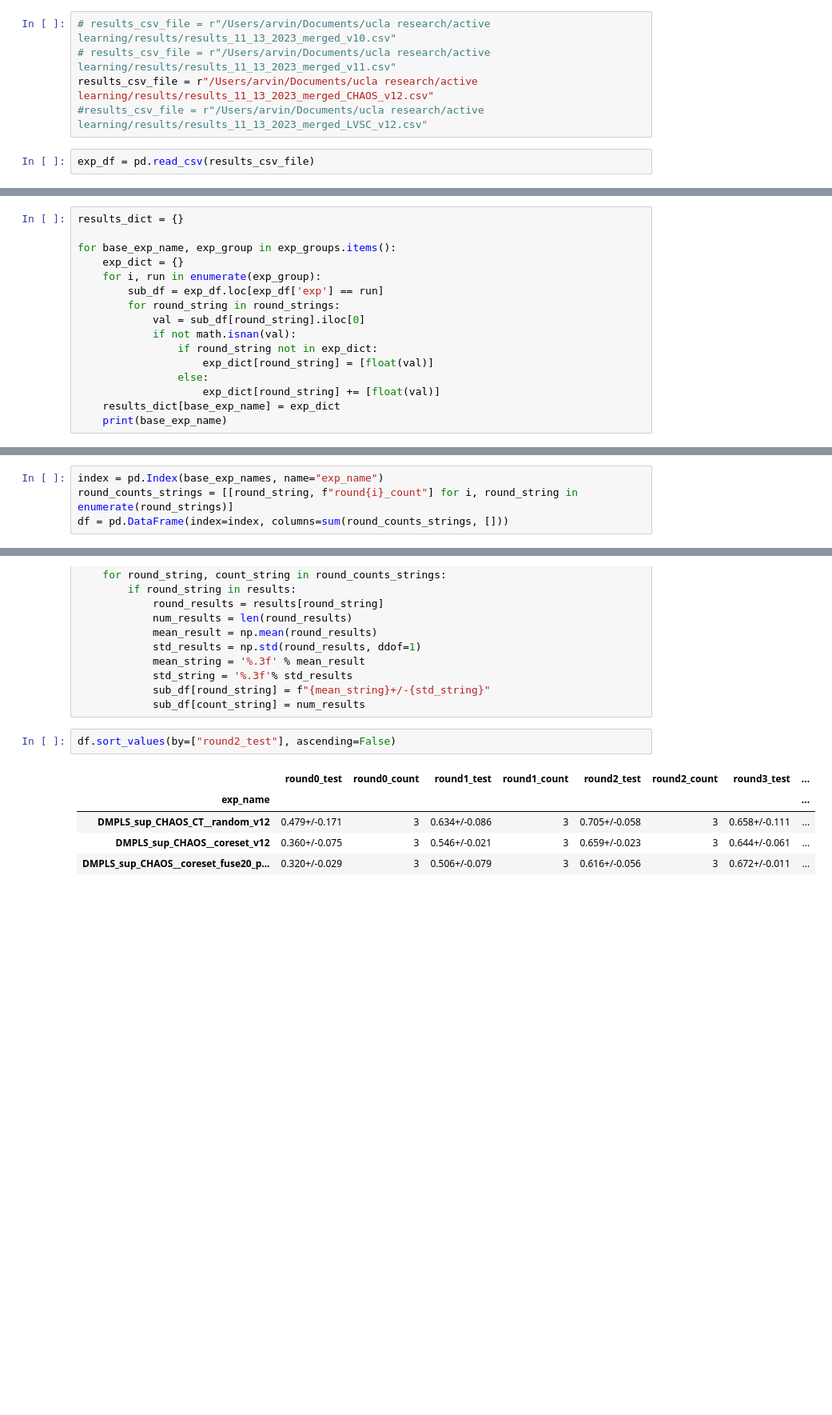
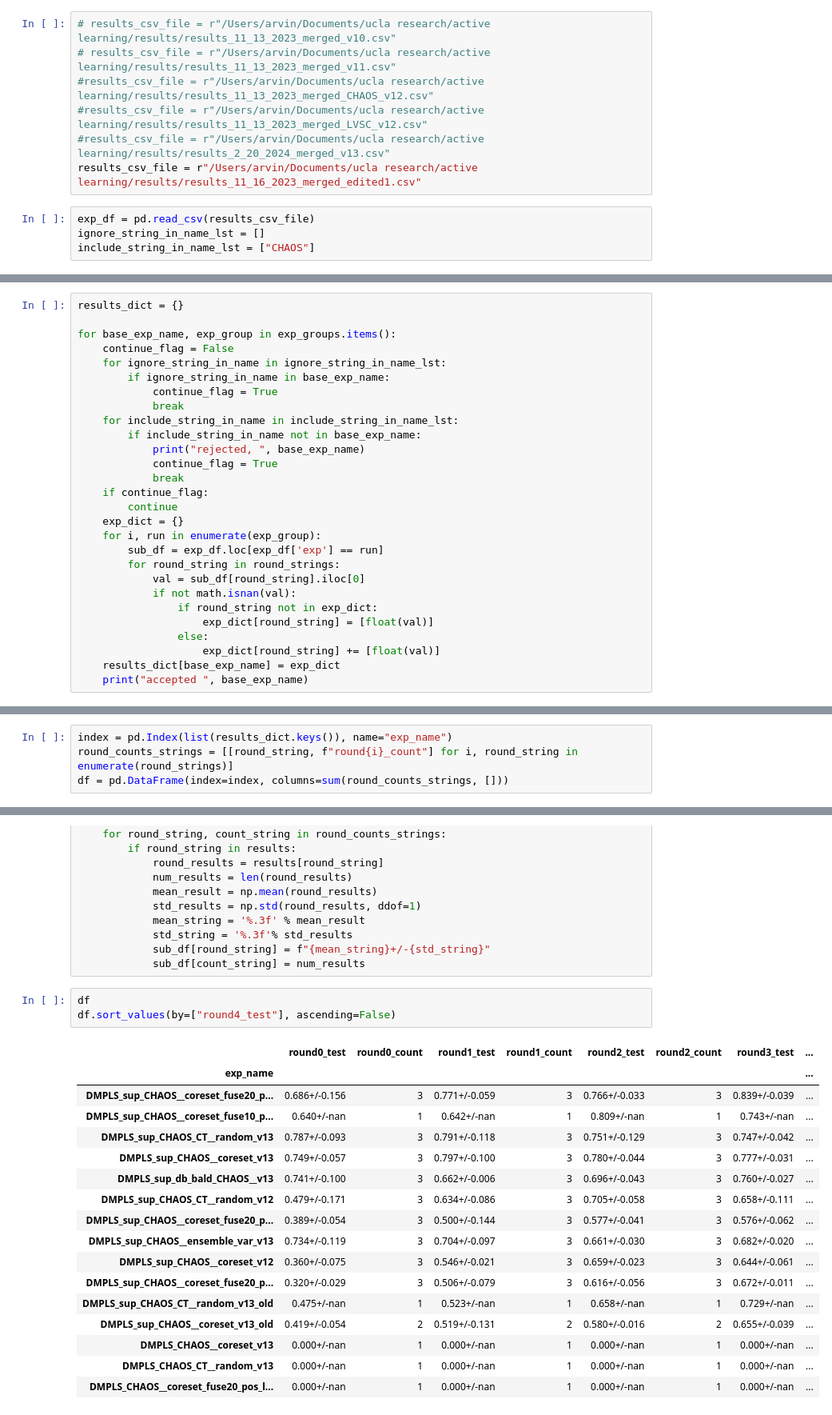
Before and after one commit to arvindmvepa/al-seg, a Jupyter notebook: Analyze Metrics - General Experiments.ipynb, the cells around one changed output, grey strips where cells are left out. Shown: that part at 80% size. Cells and saved outputs as stored; diff of their text form; blank space fills up the shorter version.

```diff
--- a/Analyze Metrics - General Experiments.ipynb
+++ b/Analyze Metrics - General Experiments.ipynb
@@ -8,10 +10,14 @@ import math
 # %%
 # results_csv_file = r"/Users/arvin/Documents/ucla research/active learning/results/results_11_13_2023_merged_v10.csv"
 # results_csv_file = r"/Users/arvin/Documents/ucla research/active learning/results/results_11_13_2023_merged_v11.csv"
-results_csv_file = r"/Users/arvin/Documents/ucla research/active learning/results/results_11_13_2023_merged_CHAOS_v12.csv"
+#results_csv_file = r"/Users/arvin/Documents/ucla research/active learning/results/results_11_13_2023_merged_CHAOS_v12.csv"
 #results_csv_file = r"/Users/arvin/Documents/ucla research/active learning/results/results_11_13_2023_merged_LVSC_v12.csv"
+#results_csv_file = r"/Users/arvin/Documents/ucla research/active learning/results/results_2_20_2024_merged_v13.csv"
+results_csv_file = r"/Users/arvin/Documents/ucla research/active learning/results/results_11_16_2023_merged_edited1.csv"
 # %%
 exp_df = pd.read_csv(results_csv_file)
+ignore_string_in_name_lst = []
+include_string_in_name_lst = ["CHAOS"]
 # %%
 included_exp_names = exp_df['exp'].tolist()
 # %%
@@ -39,6 +45,18 @@ base_exp_names = list(exp_groups.keys())
 results_dict = {}
 
 for base_exp_name, exp_group in exp_groups.items():
+    continue_flag = False
+    for ignore_string_in_name in ignore_string_in_name_lst:
+        if ignore_string_in_name in base_exp_name:
+            continue_flag = True
+            break
+    for include_string_in_name in include_string_in_name_lst:
+        if include_string_in_name not in base_exp_name:
+            print("rejected, ", base_exp_name)
+            continue_flag = True
+            break
+    if continue_flag:
+        continue
     exp_dict = {}
     for i, run in enumerate(exp_group):
         sub_df = exp_df.loc[exp_df['exp'] == run]
@@ -50,5 +68,5 @@ for base_exp_name, exp_group in exp_groups.items():
                 else:
                     exp_dict[round_string] += [float(val)]
     results_dict[base_exp_name] = exp_dict
-    print(base_exp_name)
+    print("accepted ", base_exp_name)
 # %% [output]
@@ -58,5 +90,5 @@ DMPLS_sup_CHAOS__coreset_v12
 # %%
-index = pd.Index(base_exp_names, name="exp_name")
+index = pd.Index(list(results_dict.keys()), name="exp_name")
 round_counts_strings = [[round_string, f"round{i}_count"] for i, round_string in enumerate(round_strings)]
 df = pd.DataFrame(index=index, columns=sum(round_counts_strings, []))
 # %%
@@ -74,10 +106,23 @@ for base_exp_name, results in results_dict.items():
             sub_df[round_string] = f"{mean_string}+/-{std_string}"
             sub_df[count_string] = num_results
 # %%
-df.sort_values(by=["round2_test"], ascending=False)
+df
+df.sort_values(by=["round4_test"], ascending=False)
 # %% [output]
 |  | round0_test | round0_count | round1_test | round1_count | round2_test | round2_count | round3_test | ... |
 | exp_name |  |  |  |  |  |  |  | ... |
+| DMPLS_sup_CHAOS__coreset_fuse20_p... | 0.686+/-0.156 | 3 | 0.771+/-0.059 | 3 | 0.766+/-0.033 | 3 | 0.839+/-0.039 | ... |
+| DMPLS_sup_CHAOS__coreset_fuse10_p... | 0.640+/-nan | 1 | 0.642+/-nan | 1 | 0.809+/-nan | 1 | 0.743+/-nan | ... |
+| DMPLS_sup_CHAOS_CT__random_v13 | 0.787+/-0.093 | 3 | 0.791+/-0.118 | 3 | 0.751+/-0.129 | 3 | 0.747+/-0.042 | ... |
+| DMPLS_sup_CHAOS__coreset_v13 | 0.749+/-0.057 | 3 | 0.797+/-0.100 | 3 | 0.780+/-0.044 | 3 | 0.777+/-0.031 | ... |
+| DMPLS_sup_db_bald_CHAOS__v13 | 0.741+/-0.100 | 3 | 0.662+/-0.006 | 3 | 0.696+/-0.043 | 3 | 0.760+/-0.027 | ... |
 | DMPLS_sup_CHAOS_CT__random_v12 | 0.479+/-0.171 | 3 | 0.634+/-0.086 | 3 | 0.705+/-0.058 | 3 | 0.658+/-0.111 | ... |
+| DMPLS_sup_CHAOS__coreset_fuse20_p... | 0.389+/-0.054 | 3 | 0.500+/-0.144 | 3 | 0.577+/-0.041 | 3 | 0.576+/-0.062 | ... |
+| DMPLS_sup_CHAOS__ensemble_var_v13 | 0.734+/-0.119 | 3 | 0.704+/-0.097 | 3 | 0.661+/-0.030 | 3 | 0.682+/-0.020 | ... |
 | DMPLS_sup_CHAOS__coreset_v12 | 0.360+/-0.075 | 3 | 0.546+/-0.021 | 3 | 0.659+/-0.023 | 3 | 0.644+/-0.061 | ... |
 | DMPLS_sup_CHAOS__coreset_fuse20_p... | 0.320+/-0.029 | 3 | 0.506+/-0.079 | 3 | 0.616+/-0.056 | 3 | 0.672+/-0.011 | ... |
+| DMPLS_sup_CHAOS_CT__random_v13_old | 0.475+/-nan | 1 | 0.523+/-nan | 1 | 0.658+/-nan | 1 | 0.729+/-nan | ... |
+| DMPLS_sup_CHAOS__coreset_v13_old | 0.419+/-0.054 | 2 | 0.519+/-0.131 | 2 | 0.580+/-0.016 | 2 | 0.655+/-0.039 | ... |
+| DMPLS_CHAOS__coreset_v13 | 0.000+/-nan | 1 | 0.000+/-nan | 1 | 0.000+/-nan | 1 | 0.000+/-nan | ... |
+| DMPLS_CHAOS_CT__random_v13 | 0.000+/-nan | 1 | 0.000+/-nan | 1 | 0.000+/-nan | 1 | 0.000+/-nan | ... |
+| DMPLS_CHAOS__coreset_fuse20_pos_l... | 0.000+/-nan | 1 | 0.000+/-nan | 1 | 0.000+/-nan | 1 | 0.000+/-nan | ... |
```
Also changed, not shown: parts of 2 cells of this notebook, 31 other files.
